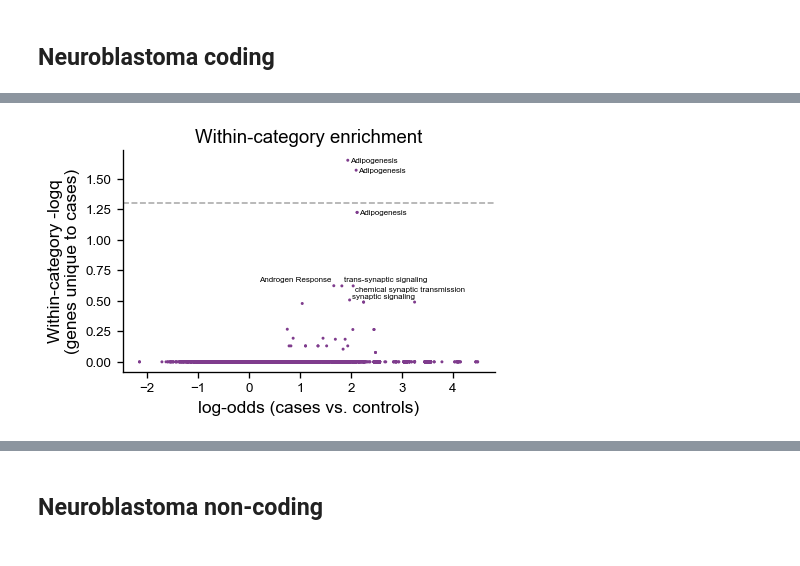
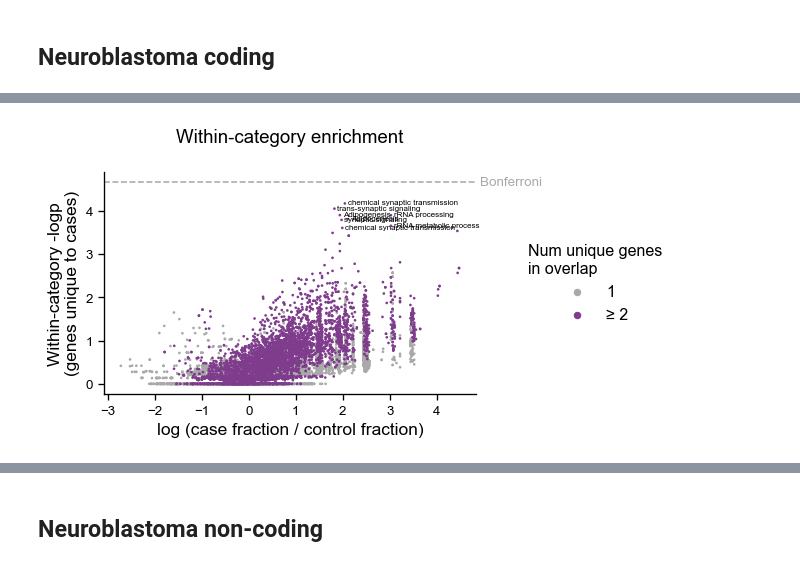
Before and after one commit to vanallenlab/ped_germline_SV, a Jupyter notebook: jett_analysis/pgsvs-analyze-gsea-results.ipynb, the cells around one changed output, grey strips where cells are left out. Drawn from its saved outputs; the diff is of its cells as text; code cells hidden in the pictures.

```diff
--- a/jett_analysis/pgsvs-analyze-gsea-results.ipynb
+++ b/jett_analysis/pgsvs-analyze-gsea-results.ipynb
@@ -318,3 +346,5 @@ with open("ref/gene-sets.txt") as gs_in:
+# %%
+num_effective_tests = 2314
 # %% [markdown]
 # Analyze high level category results
 
@@ -332,7 +362,7 @@ ax.axhline(y=-np.log10(0.05), linestyle="dashed", color="black")
 ax.set_xlabel("log-odds")
 ax.set_ylabel("-logq")
 ax.set_title(
-    "All nominally significant categories (n = 164) and all gene sets (n = 26,893)"
+   f"All nominally significant categories (n = 164) and all gene sets (n = {len(gene_sets)})"
 )
 fig.savefig("images/baseline-category-enrichment-all.png", bbox_inches="tight")
 # %% [output]
@@ -563,62 +593,76 @@ fig.savefig(
 # %%
-nbl_coding = combined_gse_results.query('disease == "neuroblastoma" & sv_category == "coding" & num_unique_genes_in_overlap_cases_unique_binom > 1 & analysis_fisher == "full"')
-nbl_coding = nbl_coding.query('p_controls_binom > 0.05')
+nbl_coding = combined_gse_results.query(
+    'disease == "neuroblastoma" & sv_category == "coding" & analysis_fisher == "full"'
+)
+nbl_coding = nbl_coding.query("p_controls_binom > 0.05")
+
+nbl_coding['hue_within'] = np.where(nbl_coding['num_unique_genes_in_overlap_cases_unique_binom'] > 1, '≥ 2', '1')
+palette = {'≥ 2': Bold_10[0], '1': 'darkgrey'}
+
+nbl_coding["binom_odds_ratio"] = (
+    nbl_coding["observed_prop_cases_binom"] / nbl_coding["observed_prop_controls_binom"]
+)
+
+nbl_coding["x_within"] = np.log2(nbl_coding["binom_odds_ratio"])
+nbl_coding["y_within"] = -np.log10(nbl_coding["p_cases_unique_binom"])
 # %%
-fig, ax = plt.subplots(1, figsize = (5, 3))
+fig, ax = plt.subplots(1, figsize=(5, 3))
 
-# first, plot the binomial results
-nbl_coding["odds-ratio"] = (
-    nbl_coding["observed_prop_cases_binom"] / nbl_coding["observed_prop_controls_binom"]
-)
+data = nbl_coding.query('num_unique_genes_in_overlap_cases_unique_binom > 0')
+for hue in ['1', '≥ 2']:
 
-sns.scatterplot(x = np.log2(nbl_coding['odds-ratio']),
-                y = -np.log10(nbl_coding['fdr_p_cases_unique_binom']),
-                s = 5,
-                ec = None)
+    sns.scatterplot(
+        x='x_within',
+        y='y_within',
+        hue = 'hue_within',
+        data = data[data['hue_within'] == hue],
+        s=4,
+        palette = palette,
+        ec=None,
+        ax=ax
+    )
+
+ax.legend(bbox_to_anchor = (1.1, 0.5), title = 'Num unique genes\nin overlap', title_fontsize = 12)
 
 seen_ps = []
 seen_or = []
-for i, row in nbl_coding.sort_values(by = 'fdr_p_cases_unique_binom').reset_index().iterrows():
+for i, row in (
+    data.sort_values(by="p_cases_unique_binom").reset_index().iterrows()
+):
 
-    x = np.log2(row["odds-ratio"])
-    y = -np.log10(row["fdr_p_cases_unique_binom"])
+    x = row["x_within"]
+    y = row["y_within"]
 
     if y in seen_ps and x in seen_or:
         continue
     else:
         s = row["gs"]
-        if ' (' in s:
-            s = s[:s.index(' (')]
+        if " (" in s:
+            s = s[: s.index(" (")]
 
-        if 'Androgen' in s:
-            y += 0.05
-            x -= 1.5
-
-        if 'trans' in s:
-            if i== 6: y += 0.05
-            elif i == 7: y -=0.03
-
-        if s == 'synaptic signaling':
-            y += 0.03
-
-#         if 'mTOR' in s:
-#             y -=0.045
-
-#         if 'Fatty Acid' in s:
-#             x += 1.03
-
-        ax.text(x=x + 0.04, y=y, s=s, fontsize=6, ha="left", va="center")
+        ax.text(x=x + 0.06, y=y + 0.02, s=s, fontsize=6, ha="left", va="center")
         seen_ps.append(y)
         seen_or.append(x)
 
     if len(seen_ps) > 7:
         break
 
-ax.axhline(y = -np.log10(0.05), linestyle = 'dashed', color='darkgrey')
-sns.despine(ax = ax)
-ax.set_xlabel('log-odds (cases vs. controls)')
-ax.set_ylabel('Within-category -logq\n(genes unique to cases)')
-ax.set_title('Within-category enrichment')
+ax.axhline(
+    y=-np.log10(0.05 / num_effective_tests), linestyle="dashed", color="darkgrey"
+)
+sns.despine(ax=ax)
+ax.set_xlabel("log (case fraction / control fraction)")
+ax.set_ylabel("Within-category -logp\n(genes unique to cases)")
+ax.set_title("Within-category enrichment", y=1.1)
+ax.text(
+    x=ax.get_xlim()[1] * 1.02,
+    y=-np.log10(0.05 / num_effective_tests),
+    s="Bonferroni",
+    ha="left",
+    va="center",
+    fontsize=10,
+    color="darkgrey",
+)
 
-fig.savefig('images/nbl-coding-within-category.png', bbox_inches = 'tight')
+fig.savefig("images/nbl-coding-within-category.png", bbox_inches="tight")
 # %% [output]
@@ -630 +669 @@ posx and posy should be finite values
-[figure, old version]
+[figure, new version]
```
Also changed, not shown: parts of 135 cells of this notebook, 35 other files.
